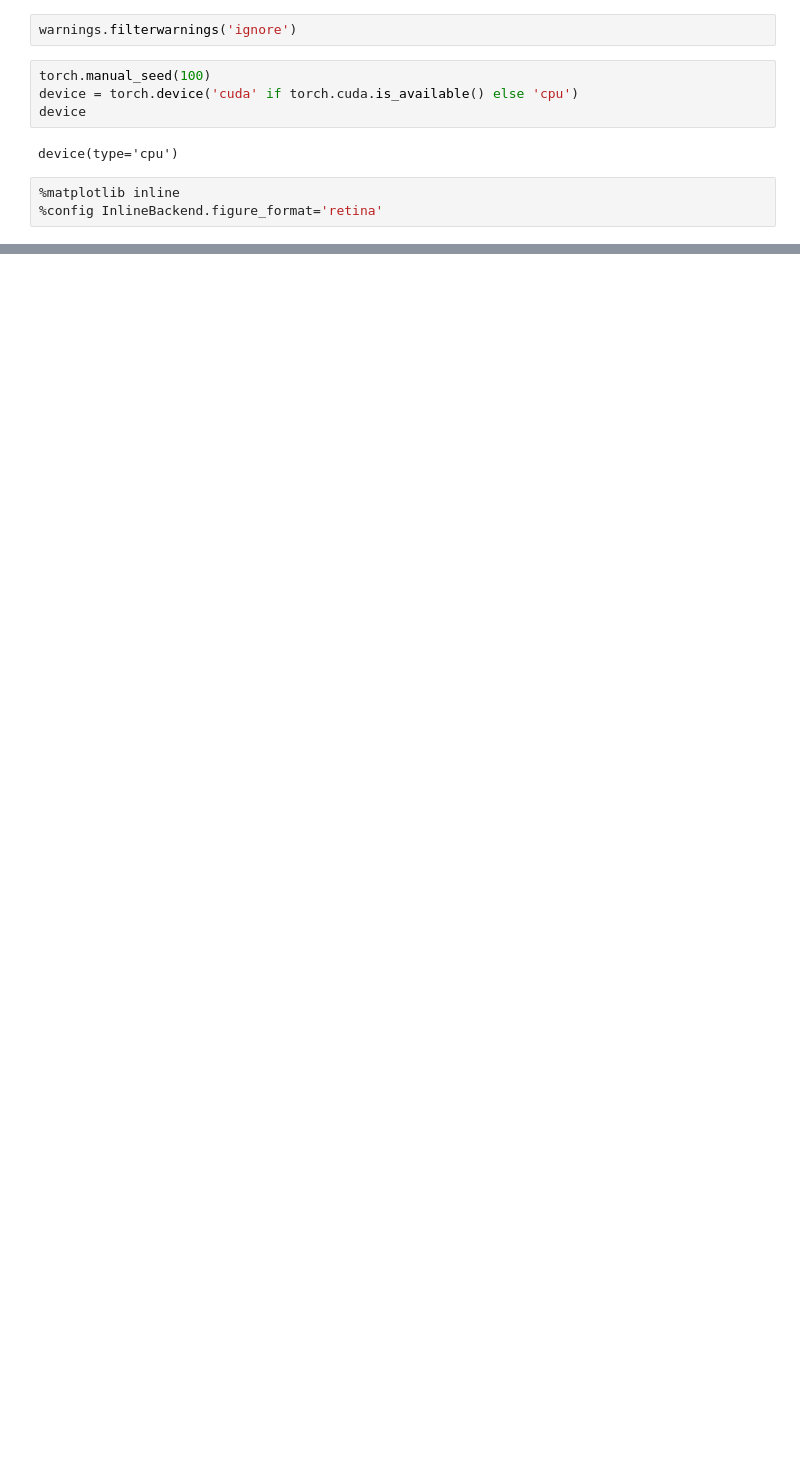
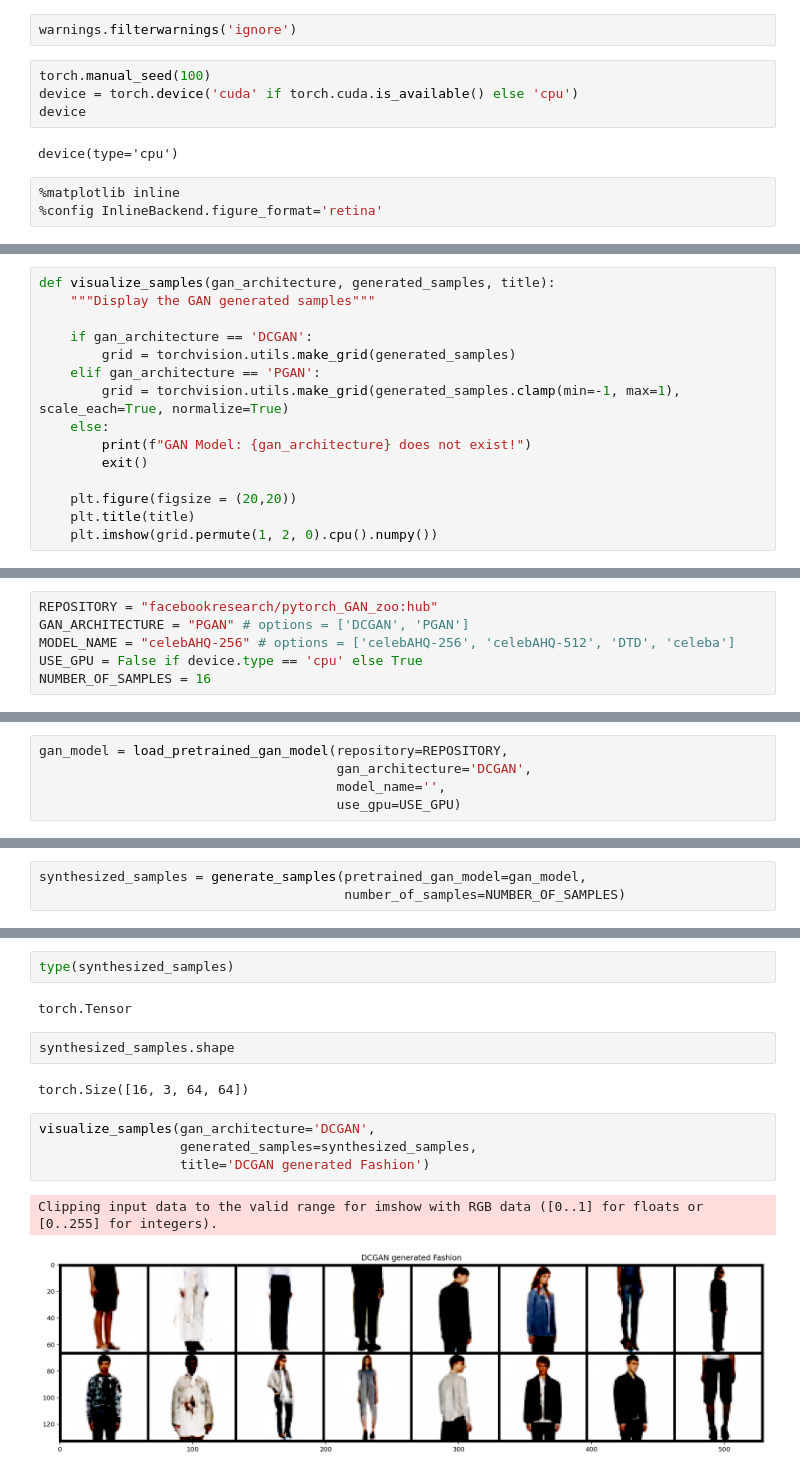
Before and after one commit to briland/gan-tutorial, a Jupyter notebook: playing_with_GANs.ipynb, the cells around one changed output, grey strips where cells are left out. Drawn from its saved outputs; the diff is of its cells as text; blank space fills up the shorter version.

```diff
--- a/playing_with_GANs.ipynb
+++ b/playing_with_GANs.ipynb
@@ -28,0 +60,15 @@ device(type='cpu')
+# %%
+def visualize_samples(gan_architecture, generated_samples, title):
+    """Display the GAN generated samples"""
+
+    if gan_architecture == 'DCGAN':
+        grid = torchvision.utils.make_grid(generated_samples)
+    elif gan_architecture == 'PGAN':
+        grid = torchvision.utils.make_grid(generated_samples.clamp(min=-1, max=1), scale_each=True, normalize=True)
+    else:
+        print(f"GAN Model: {gan_architecture} does not exist!")
+        exit()
+
+    plt.figure(figsize = (20,20))
+    plt.title(title)
+    plt.imshow(grid.permute(1, 2, 0).cpu().numpy())
@@ -28,0 +77,6 @@ device(type='cpu')
+# %%
+REPOSITORY = "facebookresearch/pytorch_GAN_zoo:hub"
+GAN_ARCHITECTURE = "PGAN" # options = ['DCGAN', 'PGAN']
+MODEL_NAME = "celebAHQ-256" # options = ['celebAHQ-256', 'celebAHQ-512', 'DTD', 'celeba']
+USE_GPU = False if device.type == 'cpu' else True
+NUMBER_OF_SAMPLES = 16
@@ -28,0 +87,5 @@ device(type='cpu')
+# %%
+gan_model = load_pretrained_gan_model(repository=REPOSITORY,
+                                      gan_architecture='DCGAN',
+                                      model_name='',
+                                      use_gpu=USE_GPU)
@@ -28,0 +95,3 @@ device(type='cpu')
+# %%
+synthesized_samples = generate_samples(pretrained_gan_model=gan_model,
+                                       number_of_samples=NUMBER_OF_SAMPLES)
@@ -28,0 +118,15 @@ device(type='cpu')
+# %%
+type(synthesized_samples)
+# %% [output]
+torch.Tensor
+# %%
+synthesized_samples.shape
+# %% [output]
+torch.Size([16, 3, 64, 64])
+# %%
+visualize_samples(gan_architecture='DCGAN',
+                  generated_samples=synthesized_samples,
+                  title='DCGAN generated Fashion')
+# %% [output]
+Clipping input data to the valid range for imshow with RGB data ([0..1] for floats or [0..255] for integers).
+[figure, added]
```
Also changed, not shown: parts of 15 cells of this notebook.
